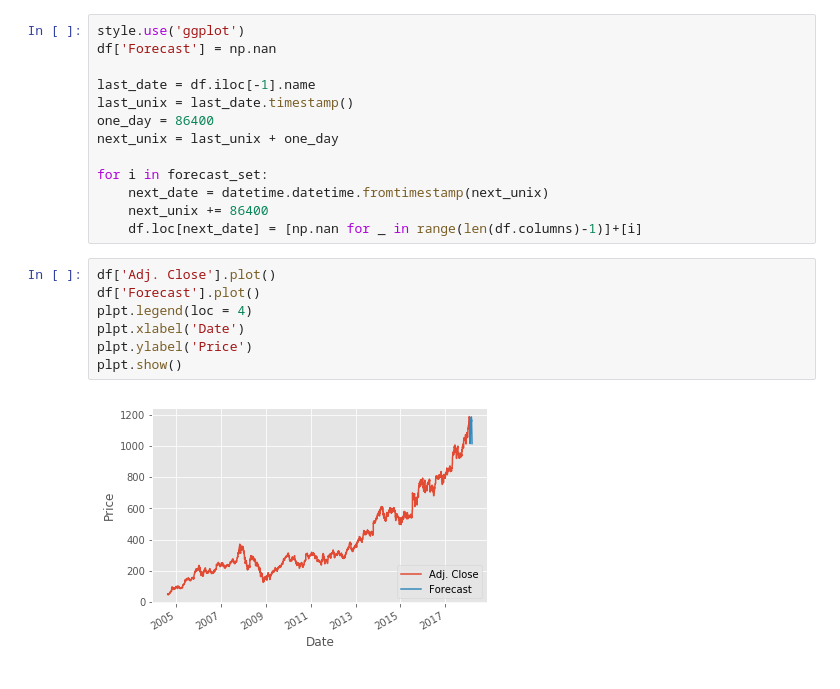
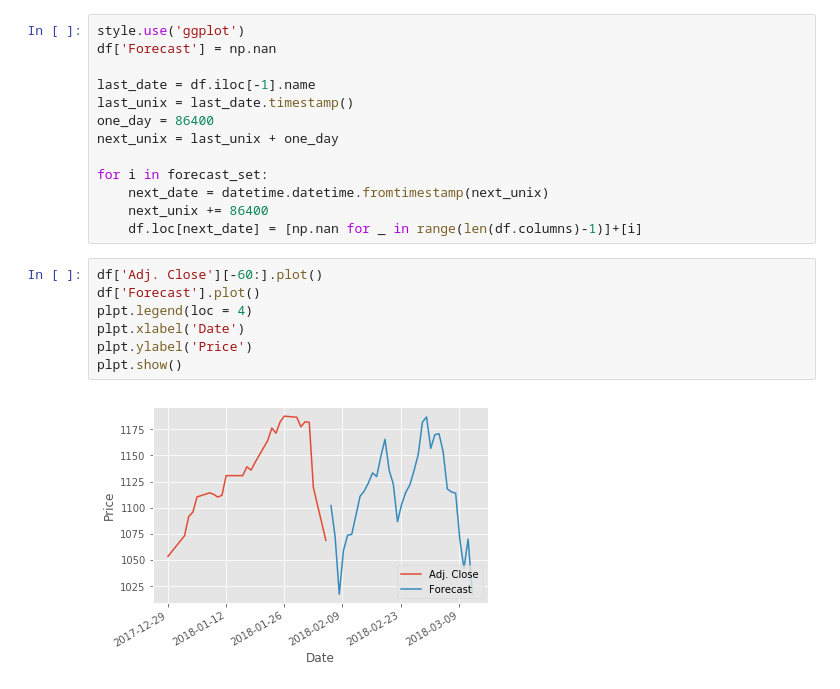
Before and after one commit to anp-scp/stock_price_prediction, a Jupyter notebook: notebooks/mlLearn.ipynb, the cells around one changed output. Cells and saved outputs as stored; diff of their text form.

```diff
--- a/notebooks/mlLearn.ipynb
+++ b/notebooks/mlLearn.ipynb
@@ -174,11 +167,11 @@ for i in forecast_set:
     next_unix += 86400
     df.loc[next_date] = [np.nan for _ in range(len(df.columns)-1)]+[i]
 # %%
-df['Adj. Close'].plot()
+df['Adj. Close'][-60:].plot()
 df['Forecast'].plot()
 plpt.legend(loc = 4)
 plpt.xlabel('Date')
 plpt.ylabel('Price')
 plpt.show()
 # %% [output]
-[figure, old version]
+[figure, new version]
```
Also changed, not shown: parts of 3 cells of this notebook, 4 other files.
